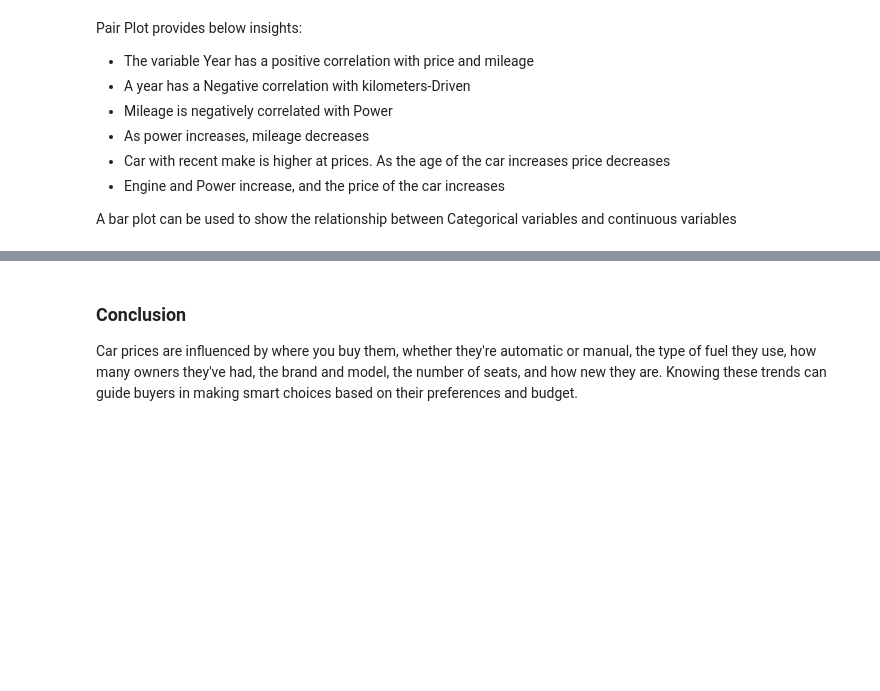
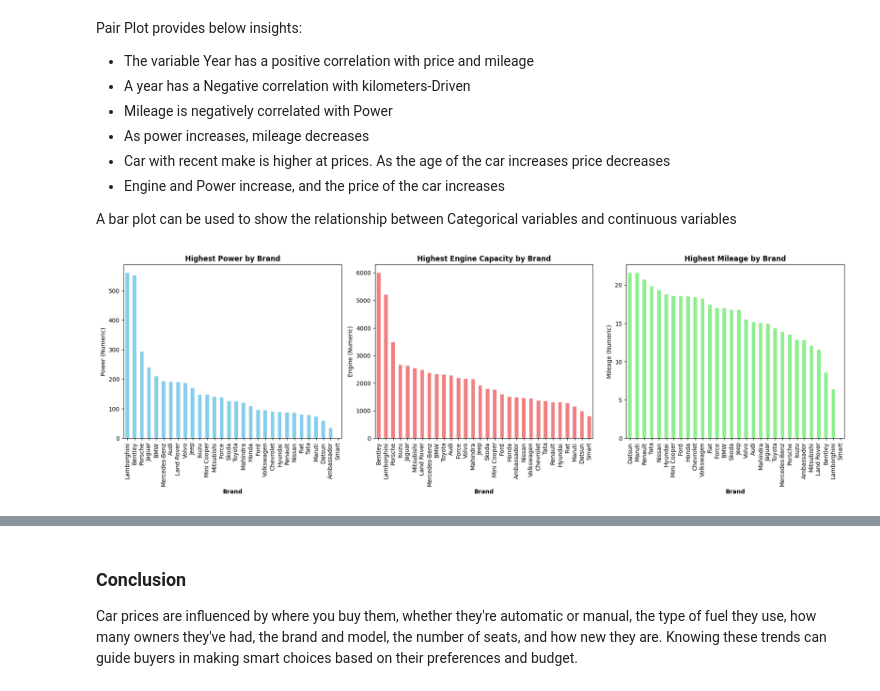
Before and after one commit to 1sumer/Python, a Jupyter notebook: EDA/Car/Car/Simple CAR EDA.ipynb, the cells around one changed output, grey strips where cells are left out. Saved outputs shown, nothing was run; the diff lists cells and outputs as text; code cells hidden in the pictures; blank space fills up the shorter version.

```diff
--- a/EDA/Car/Car/Simple CAR EDA.ipynb
+++ b/EDA/Car/Car/Simple CAR EDA.ipynb
@@ -147,0 +205,3 @@ Introducing a new column, “Car_Age” to know the age of the car
+# %%
+data[['Engine (Numeric)', 'Unit']] = data['Engine'].str.split(' ', expand=True)
+data['Engine (Numeric)'] = data['Engine (Numeric)'].astype('float')
@@ -344,0 +513,31 @@ sns.despine()
+# %%
+# Group by Brand and find the maximum values for Power, Engine, and Mileage
+power = data.groupby('Brand')['Power (Numeric)'].mean().sort_values(ascending=False)
+engine = data.groupby('Brand')['Engine (Numeric)'].mean().sort_values(ascending=False)
+mileage = data.groupby('Brand')['Mileage (Numeric)'].mean().sort_values(ascending=False)
+
+# Plotting
+fig, ax = plt.subplots(1, 3, figsize=(18, 6))
+
+# Plot Power
+power.plot(kind='bar', ax=ax[0], color='skyblue')
+ax[0].set_title('Highest Power by Brand', fontweight='bold')
+ax[0].set_ylabel('Power (Numeric)')
+ax[0].set_xlabel('Brand', fontweight='bold')
+
+# Plot Engine
+engine.plot(kind='bar', ax=ax[1], color='lightcoral')
+ax[1].set_title('Highest Engine Capacity by Brand', fontweight='bold')
+ax[1].set_ylabel('Engine (Numeric)')
+ax[1].set_xlabel('Brand', fontweight='bold')
+
+# Plot Mileage
+mileage.plot(kind='bar', ax=ax[2], color='lightgreen')
+ax[2].set_title('Highest Mileage by Brand', fontweight='bold')
+ax[2].set_ylabel('Mileage (Numeric)')
+ax[2].set_xlabel('Brand', fontweight='bold')
+
+plt.tight_layout()
+plt.show()
+# %% [output]
+[figure, added]
```
Also changed, not shown: parts of 38 cells of this notebook.
